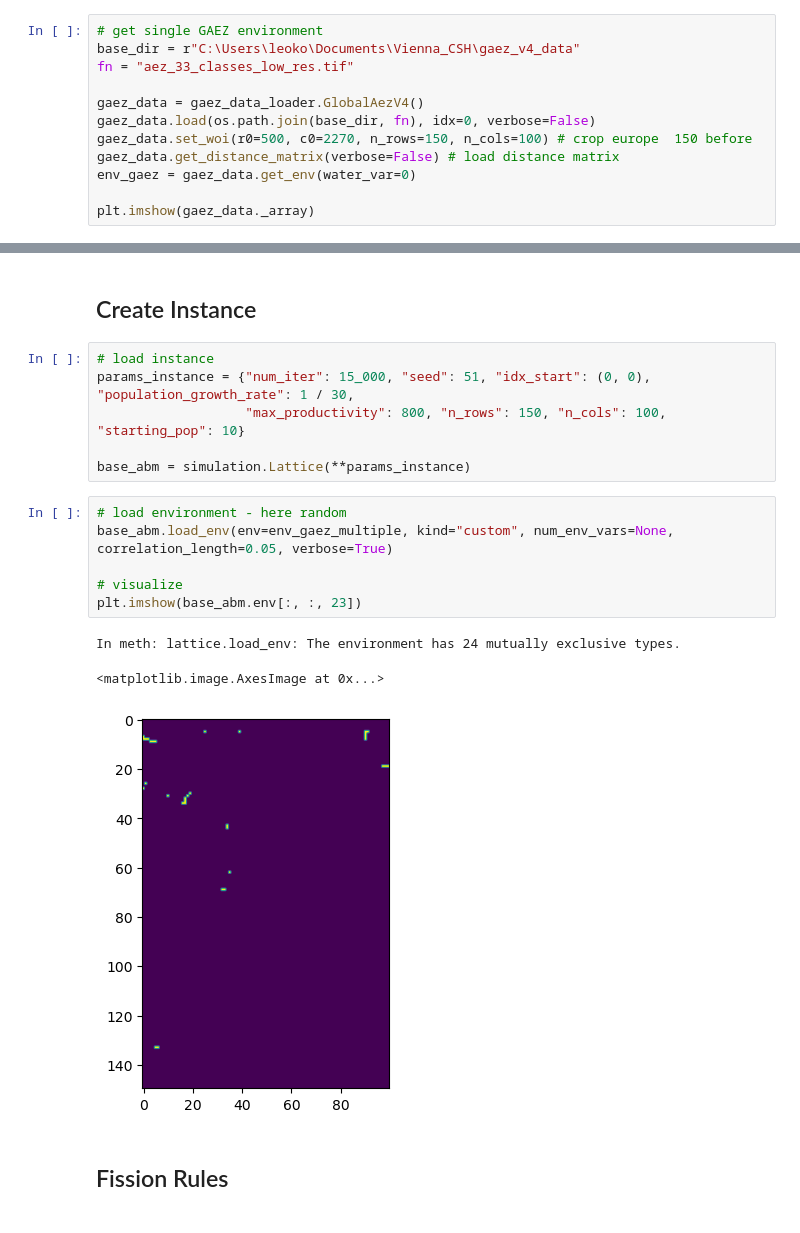
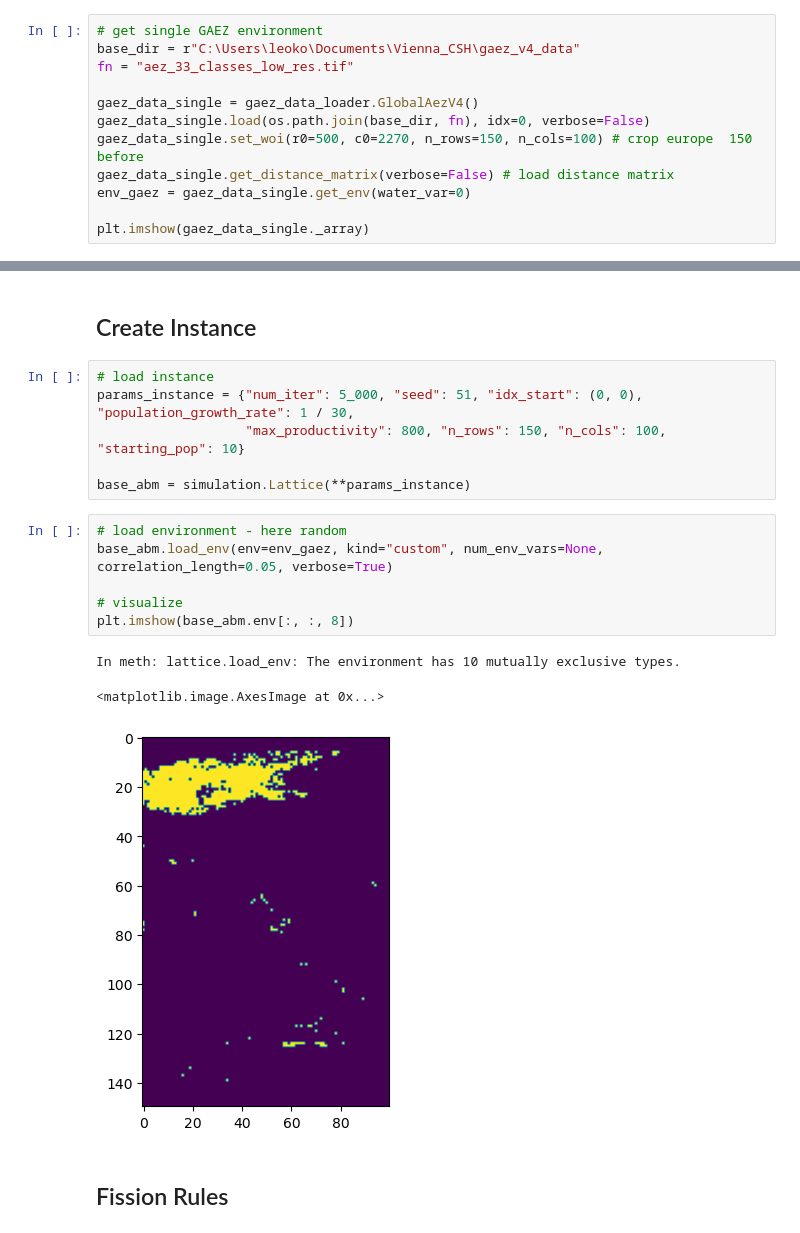
Before and after one commit to LeoKonzett/csh-vienna-abm, a Jupyter notebook: run_results.ipynb, the cells around one changed output, grey strips where cells are left out. Saved outputs shown, nothing was run; the diff lists cells and outputs as text.

```diff
--- a/run_results.ipynb
+++ b/run_results.ipynb
@@ -24,13 +24,13 @@ Disjoint Environments
 base_dir = r"C:\Users\leoko\Documents\Vienna_CSH\gaez_v4_data"
 fn = "aez_33_classes_low_res.tif"
 
-gaez_data = gaez_data_loader.GlobalAezV4()
-gaez_data.load(os.path.join(base_dir, fn), idx=0, verbose=False)
-gaez_data.set_woi(r0=500, c0=2270, n_rows=150, n_cols=100) # crop europe  150 before
-gaez_data.get_distance_matrix(verbose=False) # load distance matrix
-env_gaez = gaez_data.get_env(water_var=0)
+gaez_data_single = gaez_data_loader.GlobalAezV4()
+gaez_data_single.load(os.path.join(base_dir, fn), idx=0, verbose=False)
+gaez_data_single.set_woi(r0=500, c0=2270, n_rows=150, n_cols=100) # crop europe  150 before
+gaez_data_single.get_distance_matrix(verbose=False) # load distance matrix
+env_gaez = gaez_data_single.get_env(water_var=0)
 
-plt.imshow(gaez_data._array)
+plt.imshow(gaez_data_single._array)
 # %% [output]
 In Lattice.init_env_from_gaez(): Input environment contains water. Set to zero.
 <matplotlib.image.AxesImage at 0x...>
@@ -140,19 +140,19 @@ fig.tight_layout()
 ## Create Instance
 # %%
 # load instance
-params_instance = {"num_iter": 15_000, "seed": 51, "idx_start": (0, 0), "population_growth_rate": 1 / 30,
+params_instance = {"num_iter": 5_000, "seed": 51, "idx_start": (0, 0), "population_growth_rate": 1 / 30,
                    "max_productivity": 800, "n_rows": 150, "n_cols": 100, "starting_pop": 10}
 
 base_abm = simulation.Lattice(**params_instance)
 # %%
 # load environment - here random
-base_abm.load_env(env=env_gaez_multiple, kind="custom", num_env_vars=None, correlation_length=0.05, verbose=True)
+base_abm.load_env(env=env_gaez, kind="custom", num_env_vars=None, correlation_length=0.05, verbose=True)
 
 # visualize
-plt.imshow(base_abm.env[:, :, 23])
+plt.imshow(base_abm.env[:, :, 8])
 # %% [output]
-In meth: lattice.load_env: The environment has 24 mutually exclusive types.
+In meth: lattice.load_env: The environment has 10 mutually exclusive types.
 <matplotlib.image.AxesImage at 0x...>
-[figure, old version]
+[figure, new version]
 # %% [markdown]
 ## Fission Rules
```
Also changed, not shown: parts of 8 cells of this notebook.
